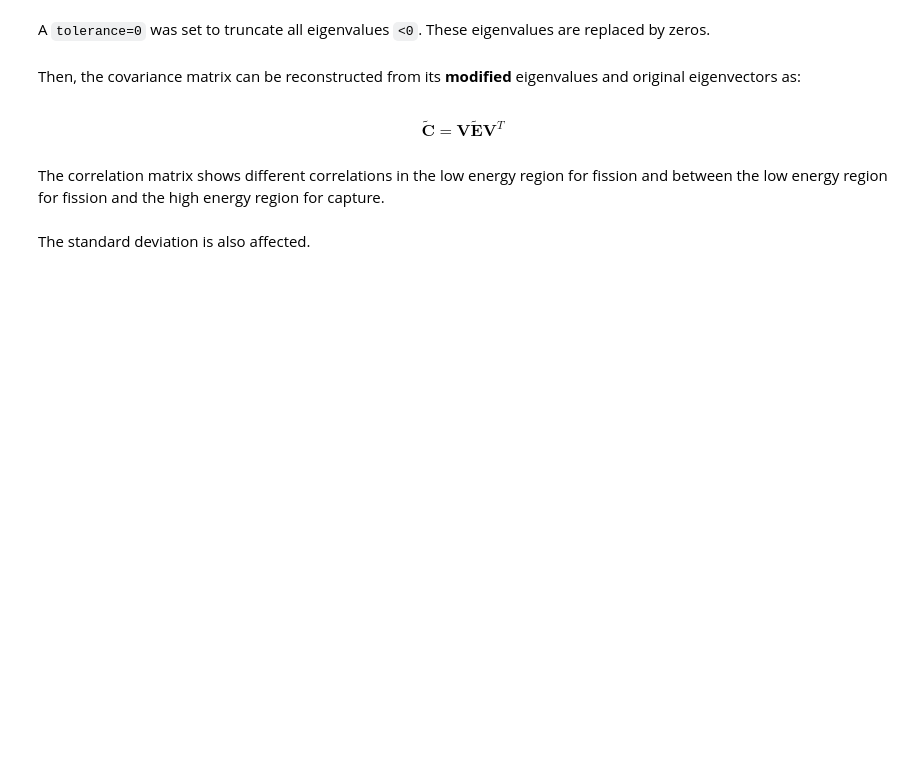
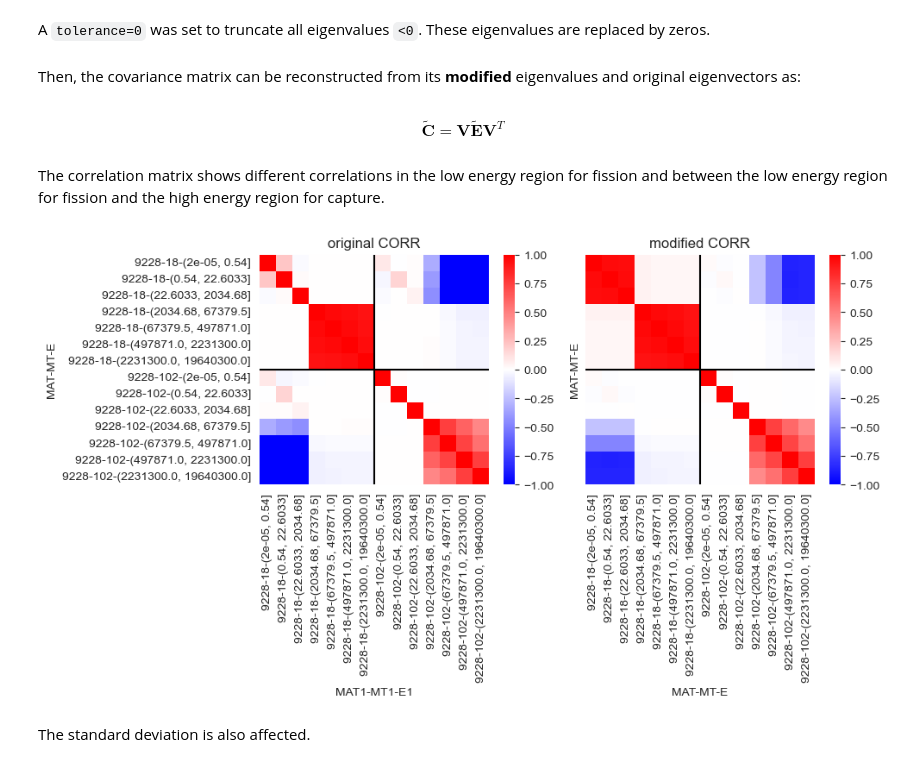
Before and after one commit to luca-fiorito-11/sandy, a Jupyter notebook: notebooks/notebook_truncate_eigenvalues.ipynb, the cells around one changed output. Cells and saved outputs as stored; diff of their text form; code cells hidden in the pictures; blank space fills up the shorter version.

```diff
--- a/notebooks/notebook_truncate_eigenvalues.ipynb
+++ b/notebooks/notebook_truncate_eigenvalues.ipynb
@@ -76,21 +78,23 @@ The correlation matrix shows different correlations in the low energy region for
 # %%
 fig, axs = plt.subplots(1, 2, figsize=(10, 5), sharex=True, sharey=True, dpi=100)
 
 ax = axs[0]
 ax.set_aspect("equal")
 sns.heatmap(corr.data, ax=ax, cmap='bwr', vmin=-1, vmax=1)
-ax.axhline(8, color='black')
-ax.axvline(8, color='black')
+ax.axhline(7, color='black')
+ax.axvline(7, color='black')
 ax.set_title("original CORR")
 
 ax = axs[1]
 ax.set_aspect("equal")
 sns.heatmap(corr_.data, ax=ax, cmap='bwr', vmin=-1, vmax=1)
-ax.axhline(8, color='black')
-ax.axvline(8, color='black')
+ax.axhline(7, color='black')
+ax.axvline(7, color='black')
 ax.set_title("modified CORR")
 
 fig.tight_layout()
+# %% [output]
+[figure, added]
 # %% [markdown]
 The standard deviation is also affected.
 # %%
```
Also changed, not shown: parts of 2 cells of this notebook.
